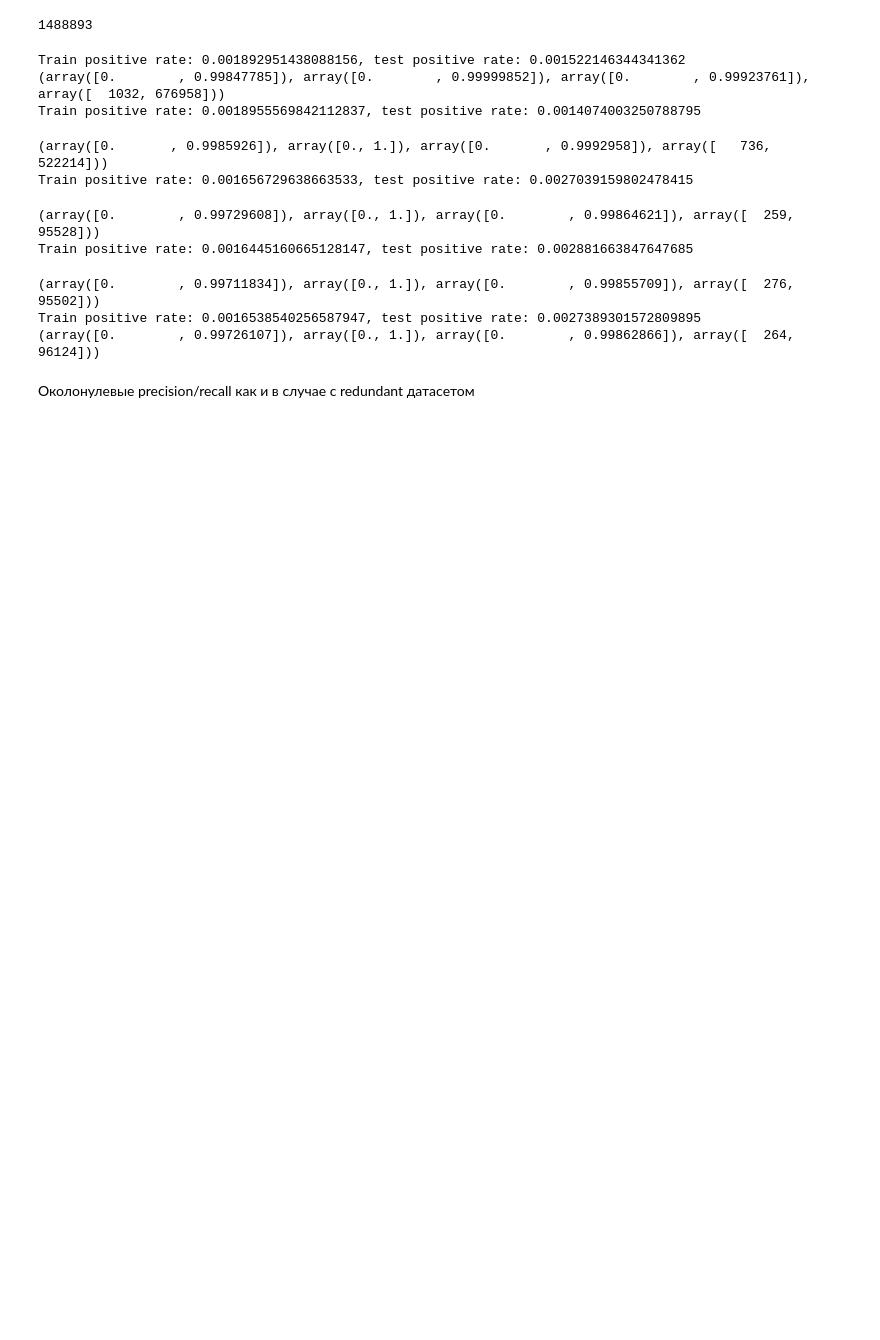
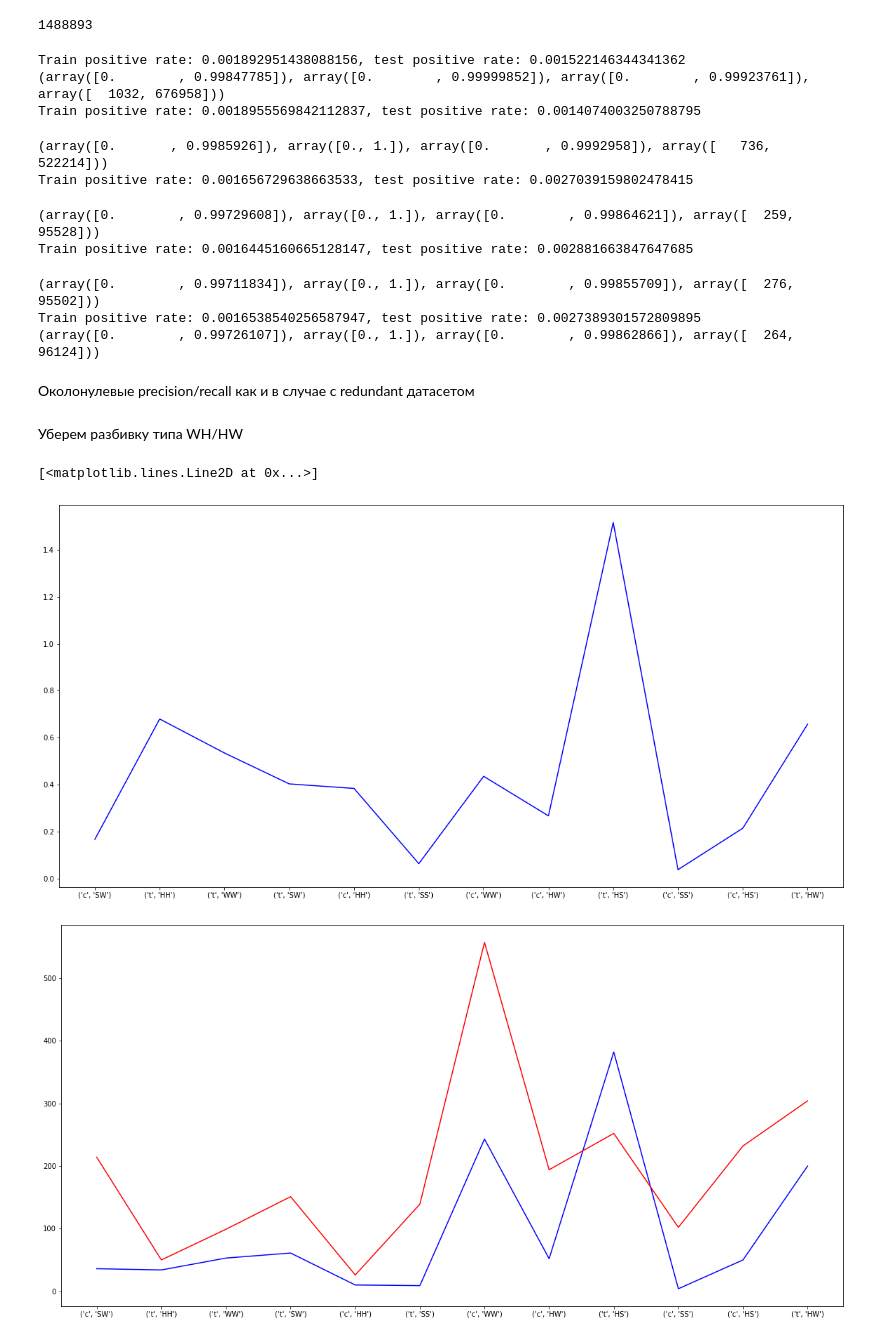
Before and after one commit to kokokostation/f723, a Jupyter notebook: notebooks/nonredundant.ipynb, the cells around one changed output. Saved outputs shown, nothing was run; the diff lists cells and outputs as text; code cells hidden in the pictures; blank space fills up the shorter version.

```diff
--- a/notebooks/nonredundant.ipynb
+++ b/notebooks/nonredundant.ipynb
@@ -240,3 +241,44 @@ Train positive rate: 0.0016538540256587947, test positive rate: 0.00273893015728
 (array([0.        , 0.99726107]), array([0., 1.]), array([0.        , 0.99862866]), array([  264, 96124]))
 # %% [markdown]
 Околонулевые precision/recall как и в случае с redundant датасетом
+# %%
+regex = re.compile('[ct][SWH]{2}')
+symmetric_keys = {}
+cis_trans_keys = {}
+
+for key in keys:
+    if regex.match(key):
+        bond = ''.join(sorted(key[1:]))
+        symmetric_keys[key] = (key[0], bond)
+        cis_trans_keys[key] = bond
+# %% [markdown]
+Уберем разбивку типа WH/HW
+# %%
+def get_new_counter(counter, key_mapping):
+    new_counter = Counter()
+    for key, count in counter.items():
+        if key in key_mapping:
+            new_counter[key_mapping[key]] += count
+
+    return new_counter
+# %%
+new_keys = list(set(symmetric_keys.values()))
+new_true_positive_counter = get_new_counter(true_positive_counter, symmetric_keys)
+new_false_negative_counter = get_new_counter(false_negative_counter, symmetric_keys)
+
+xs = np.arange(len(new_keys))
+true_positive_num = np.array([new_true_positive_counter[k] for k in new_keys])
+false_negative_num = np.array([new_false_negative_counter[k] for k in new_keys])
+
+plt.figure(figsize=(20, 10))
+plt.xticks(ticks=xs, labels=new_keys)
+plt.plot(xs, true_positive_num / false_negative_num, c='b')
+
+plt.figure(figsize=(20, 10))
+plt.xticks(ticks=xs, labels=new_keys)
+plt.plot(xs, true_positive_num, c='b')
+plt.plot(xs, false_negative_num, c='r')
+# %% [output]
+[<matplotlib.lines.Line2D at 0x...>]
+[figure, added]
+[figure, added]
```
Also changed, not shown: parts of 3 cells of this notebook.
